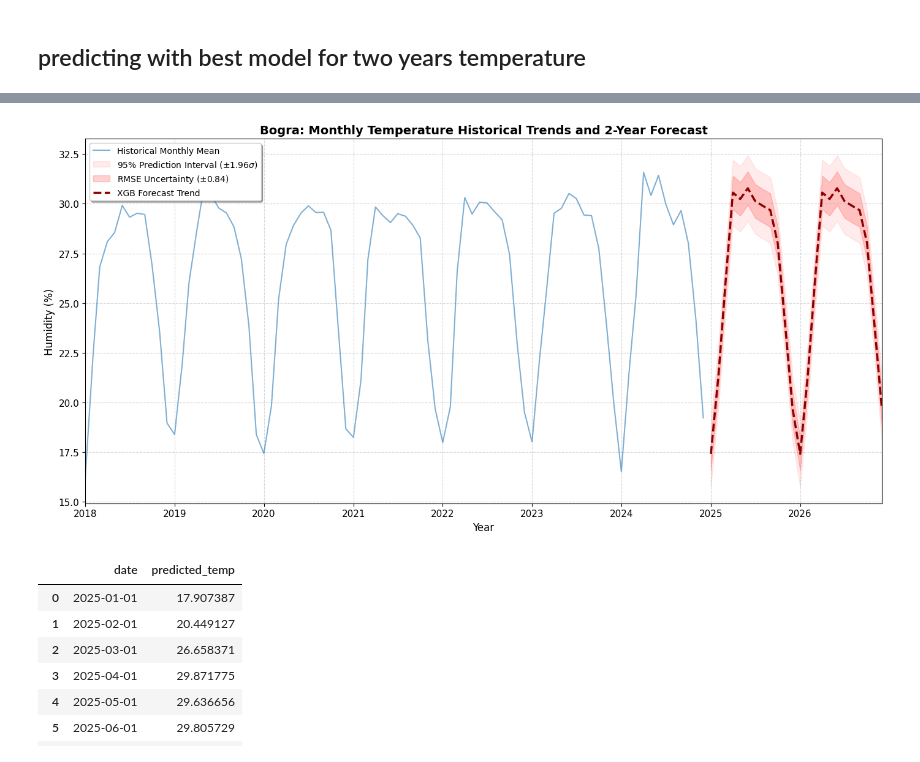
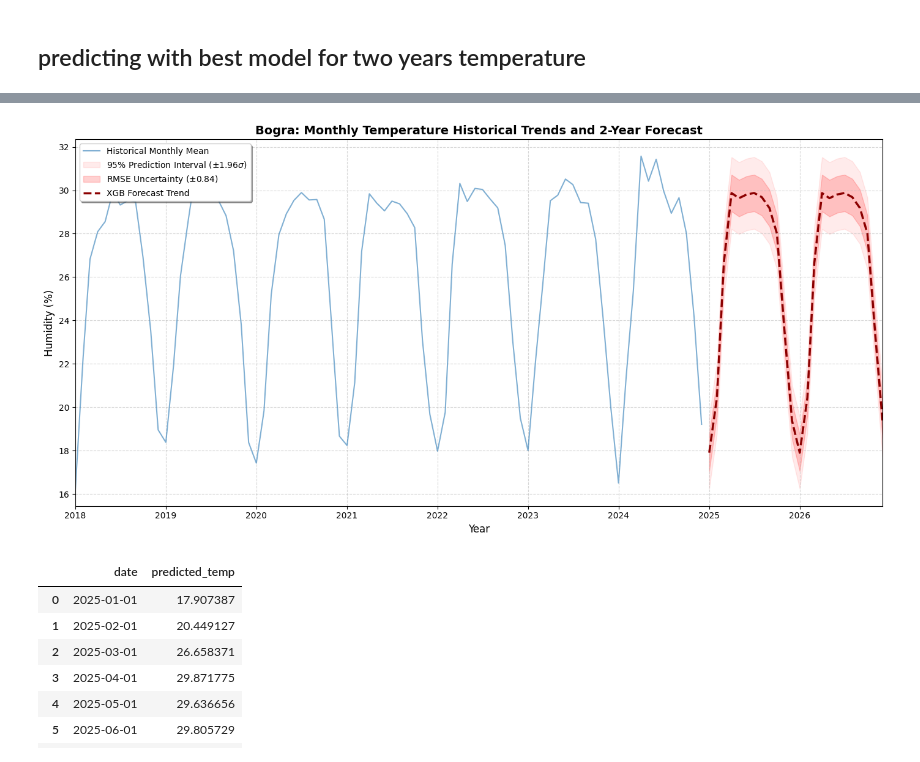
Before and after one commit to not-your-pancake/TCC_Journal, a Jupyter notebook: 0 Real Done Shit/3. Southwest Hot–Dry Zone (Drought or saline)/1-4 HI_WB_HS_WGB/Jessore.ipynb, the cells around one changed output, grey strips where cells are left out. Saved outputs shown, nothing was run; the diff lists cells and outputs as text; code cells hidden in the pictures.

```diff
--- a/0 Real Done Shit/3. Southwest Hot–Dry Zone (Drought or saline)/1-4 HI_WB_HS_WGB/Jessore.ipynb
+++ b/0 Real Done Shit/3. Southwest Hot–Dry Zone (Drought or saline)/1-4 HI_WB_HS_WGB/Jessore.ipynb
@@ -1377,6 +1377,6 @@ plt.show()
 # %%
 # 5. Predict 2 Years Future with Empirical Validation
-mean_preds = lgb_model.predict(future_df[FEATURES])
+mean_preds = xgb_model.predict(future_df[FEATURES])
 
 # 1. Define the Uncertainty Bounds (Based on your LGB RMSE)
 best_model_rmse = 0.8442
@@ -1395,34 +1395,34 @@ plt.plot(df_features['date'], y, label='Historical Monthly Mean',
 
 # 4. Plot the 95% Confidence Interval (The Outer Cloud)
 plt.fill_between(future_dates, lower_95, upper_95,
                  color='red', alpha=0.08, label='95% Prediction Interval ($\pm 1.96 \sigma$)')
 
 # 5. Plot the 68% Confidence Interval (The RMSE Cloud)
 plt.fill_between(future_dates, lower_68, upper_68,
                  color='red', alpha=0.18, label=f'RMSE Uncertainty ($\pm${best_model_rmse:.2f})')
 
 # 6. Plot the Future Prediction Mean (The Trend)
 plt.plot(future_dates, mean_preds, label='XGB Forecast Trend',
          linestyle='--', color='darkred', lw=2.5)
 
 # 7. Journal Formatting & Aesthetics
 plt.title('Bogra: Monthly Temperature Historical Trends and 2-Year Forecast', fontsize=14, fontweight='bold')
 plt.xlabel('Year', fontsize=12)
 plt.ylabel('Humidity (%)', fontsize=12)
 
 # Set the x-axis to start slightly before the forecast for better perspective
 # Adjust '2018-01-01' to whatever date makes your historical trend visible
 plt.xlim(pd.Timestamp('2018-01-01'), future_dates.max())
 
 plt.legend(loc='upper left', frameon=True, shadow=True, fontsize=10)
 plt.grid(True, linestyle='--', alpha=0.5)
 
 # Optional: Tight layout to prevent label clipping
 plt.tight_layout()
 
 plt.show()
 # %% [output]
-[figure, old version]
+[figure, new version]
 # %%
 df_predictions_temp = pd.DataFrame({
     'date': future_dates,
```
Also changed, not shown: parts of 11 cells of this notebook, 6 other files.
